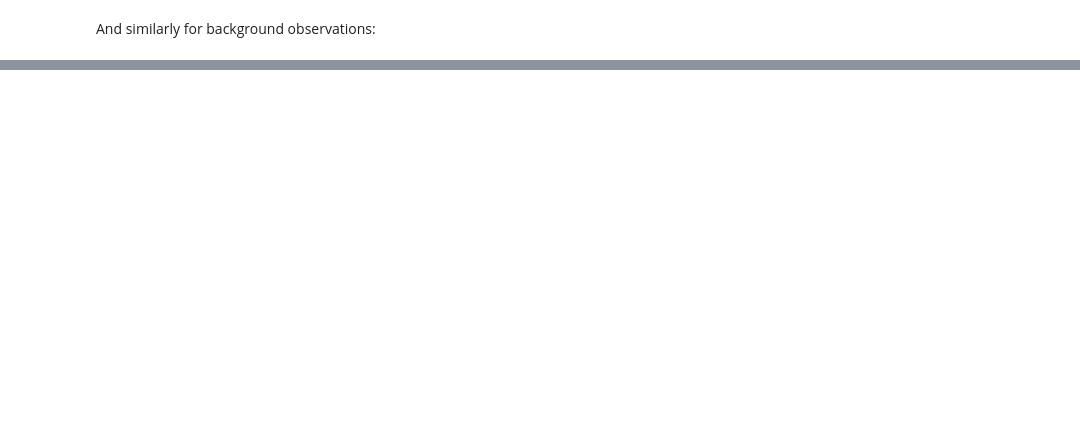
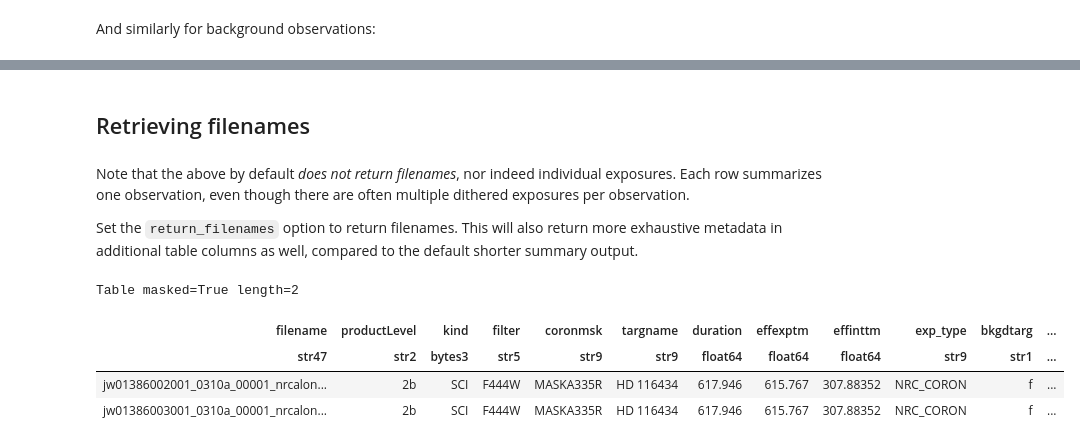
Before and after one commit to kammerje/spaceKLIP, a Jupyter notebook: docs/source/tutorials/MAST query tools for coronagraphic datasets.ipynb, the cells around one changed output, grey strips where cells are left out. Cells and saved outputs as stored; diff of their text form; code cells hidden in the pictures; blank space fills up the shorter version.

```diff
--- a/docs/source/tutorials/MAST query tools for coronagraphic datasets.ipynb
+++ b/docs/source/tutorials/MAST query tools for coronagraphic datasets.ipynb
@@ -77,0 +93,14 @@ Table length=13
+# %% [markdown]
+## Retrieving filenames
+# %% [markdown]
+Note that the above by default *does not return filenames*, nor indeed individual exposures. Each row summarizes one observation, even though there are often multiple dithered exposures per observation.
+
+Set the `return_filenames` option to return filenames. This will also return more exhaustive metadata in additional table columns as well, compared to the default shorter summary output.
+# %%
+spaceKLIP.mast.query_coron_datasets('NIRCam', program=1386, filt='F444W', kind='SCI', return_filenames=True)
+# %% [output]
+Table masked=True length=2
+| filename | productLevel | kind | filter | coronmsk | targname | duration | effexptm | effinttm | exp_type | bkgdtarg | ... |
+| str47 | str2 | bytes3 | str5 | str9 | str9 | float64 | float64 | float64 | str9 | str1 | ... |
+| jw01386002001_0310a_00001_nrcalon... | 2b | SCI | F444W | MASKA335R | HD 116434 | 617.946 | 615.767 | 307.88352 | NRC_CORON | f | ... |
+| jw01386003001_0310a_00001_nrcalon... | 2b | SCI | F444W | MASKA335R | HD 116434 | 617.946 | 615.767 | 307.88352 | NRC_CORON | f | ... |
```
Also changed, not shown: parts of 13 cells of this notebook, 1 other file.
